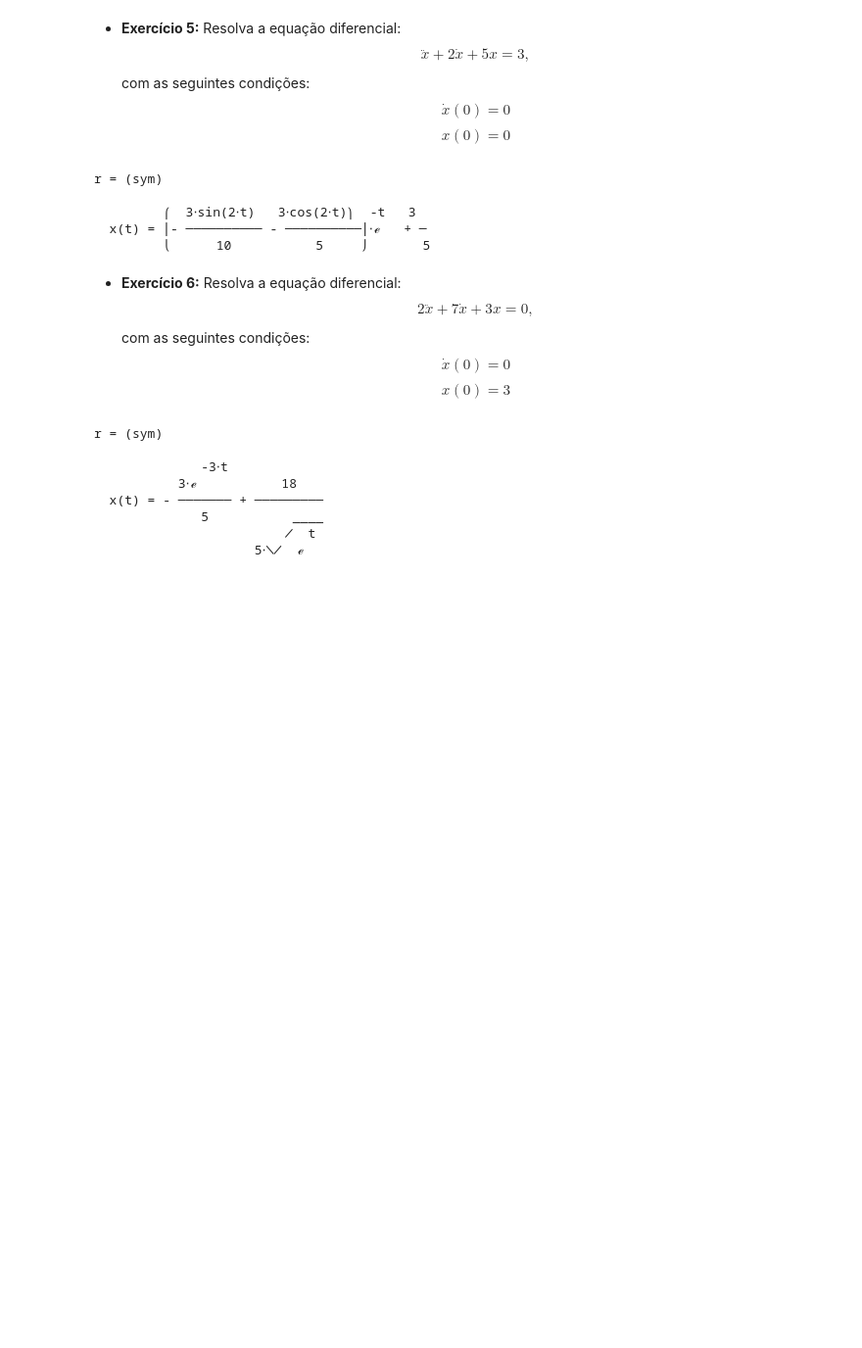
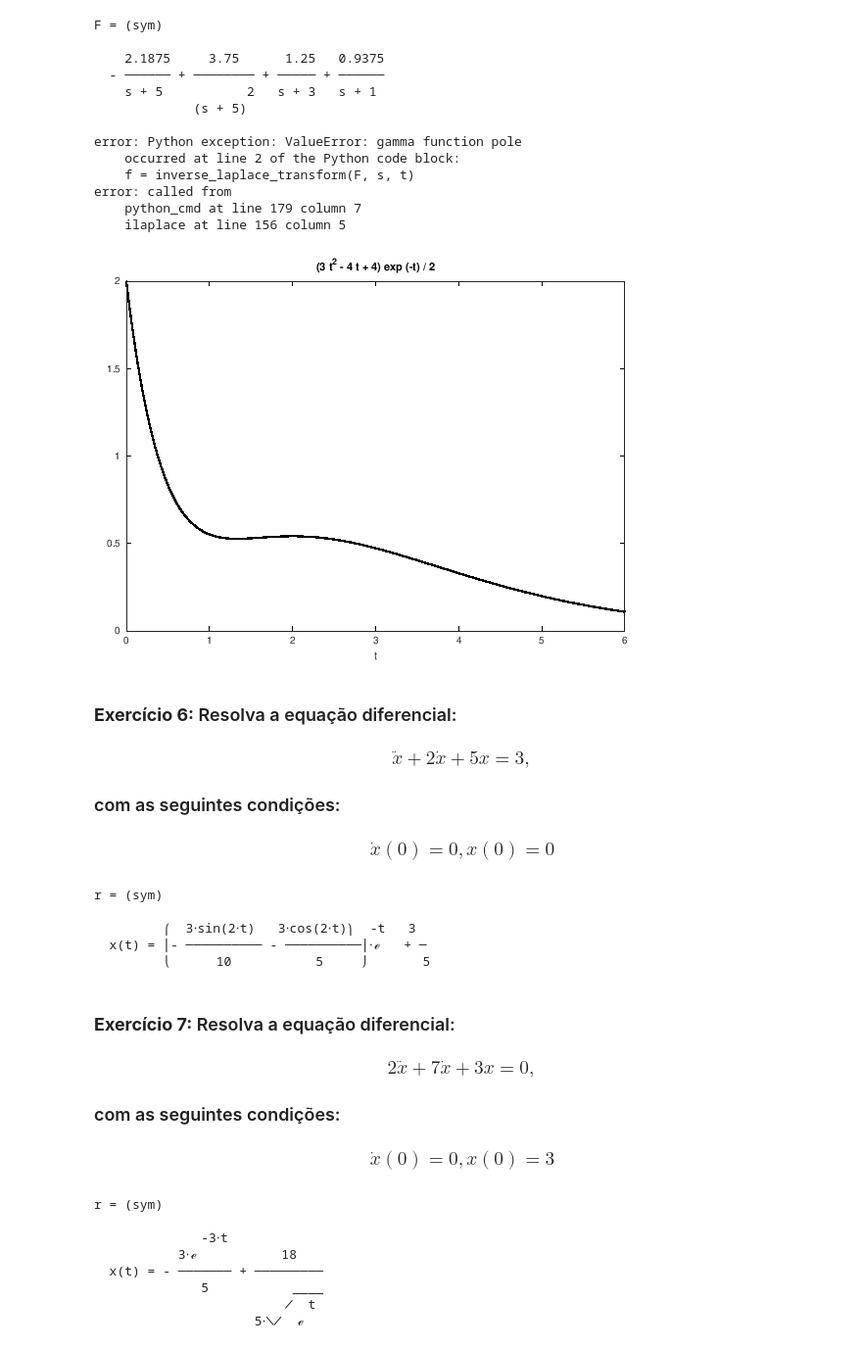
Before and after one commit to brandaogbs/2ele154, a Jupyter notebook: lista1.ipynb, the cells around one changed output. Shown: that part at 98% size. Cells and saved outputs as stored; diff of their text form; code cells hidden in the pictures; blank space fills up the shorter version.

```diff
--- a/lista1.ipynb
+++ b/lista1.ipynb
@@ -118,9 +161,41 @@ f = (sym)
+# %%
+% Declaração da Função
+num = conv(10, conv([1 2], [1 4]));
+den = conv(conv(conv([1 1], [1 3]), [1 5]), [1 5]);
+
+% Cálculo das Franções Parciais
+[r, p, k] = residue(num, den);
+
+% Montagem da Função em Franções Parciais
+F = vpa(0.9375)/(s+1) + vpa(1.25)/(s+3) - vpa(2.1875)/(s+5) + vpa(3.75)/(s+5)^2
+
+% Cálculo da Inversa de Laplace
+f = ilaplace(F)
+
+% Plotando a Resposta da Função no Tempo
+plot_ilap(f, [0 6 0 2])
+# %% [output]
+F = (sym)
+
+    2.1875     3.75      1.25   0.9375
+  - ────── + ──────── + ───── + ──────
+    s + 5           2   s + 3   s + 1
+             (s + 5)
+
+error: Python exception: ValueError: gamma function pole
+    occurred at line 2 of the Python code block:
+    f = inverse_laplace_transform(F, s, t)
+error: called from
+    python_cmd at line 179 column 7
+    ilaplace at line 156 column 5
+[figure, added]
 # %% [markdown]
-- **Exercício 5:** Resolva a equação diferencial:
-$$ \ddot{x} + 2\dot{x} + 5x = 3,$$
-com as seguintes condições:
-$$\dot{x}(0) = 0 $$
-$$x(0) = 0$$
+<div style="page-break-after: always;"></div>
+
+### **Exercício 6:** Resolva a equação diferencial:
+### $$ \ddot{x} + 2\dot{x} + 5x = 3,$$
+### com as seguintes condições:
+### $$\dot{x}(0) = 0, x(0) = 0$$
 # %%
 % Equanção Diferencial
 eqn = diff(x,t, t)  + 2*diff(x, t) + 5*x == 3;
@@ -138,11 +213,12 @@ r = (sym)
   x(t) = ⎜- ────────── - ──────────⎟⋅ℯ   + ─
          ⎝      10           5     ⎠       5
 # %% [markdown]
-- **Exercício 6:** Resolva a equação diferencial:
-$$ 2\ddot{x} + 7\dot{x} + 3x = 0,$$
-com as seguintes condições:
-$$\dot{x}(0) = 0 $$
-$$x(0) = 3$$
+<div style="page-break-after: always;"></div>
+
+### **Exercício 7:** Resolva a equação diferencial:
+### $$ 2\ddot{x} + 7\dot{x} + 3x = 0,$$
+### com as seguintes condições:
+### $$\dot{x}(0) = 0, x(0) = 3$$
 # %%
 % Equanção Diferencial
 eqn = 2*diff(x,t, t) + 7*diff(x, t) + 3*x == 0;
```
Also changed, not shown: parts of 17 cells of this notebook, 3 other files.
